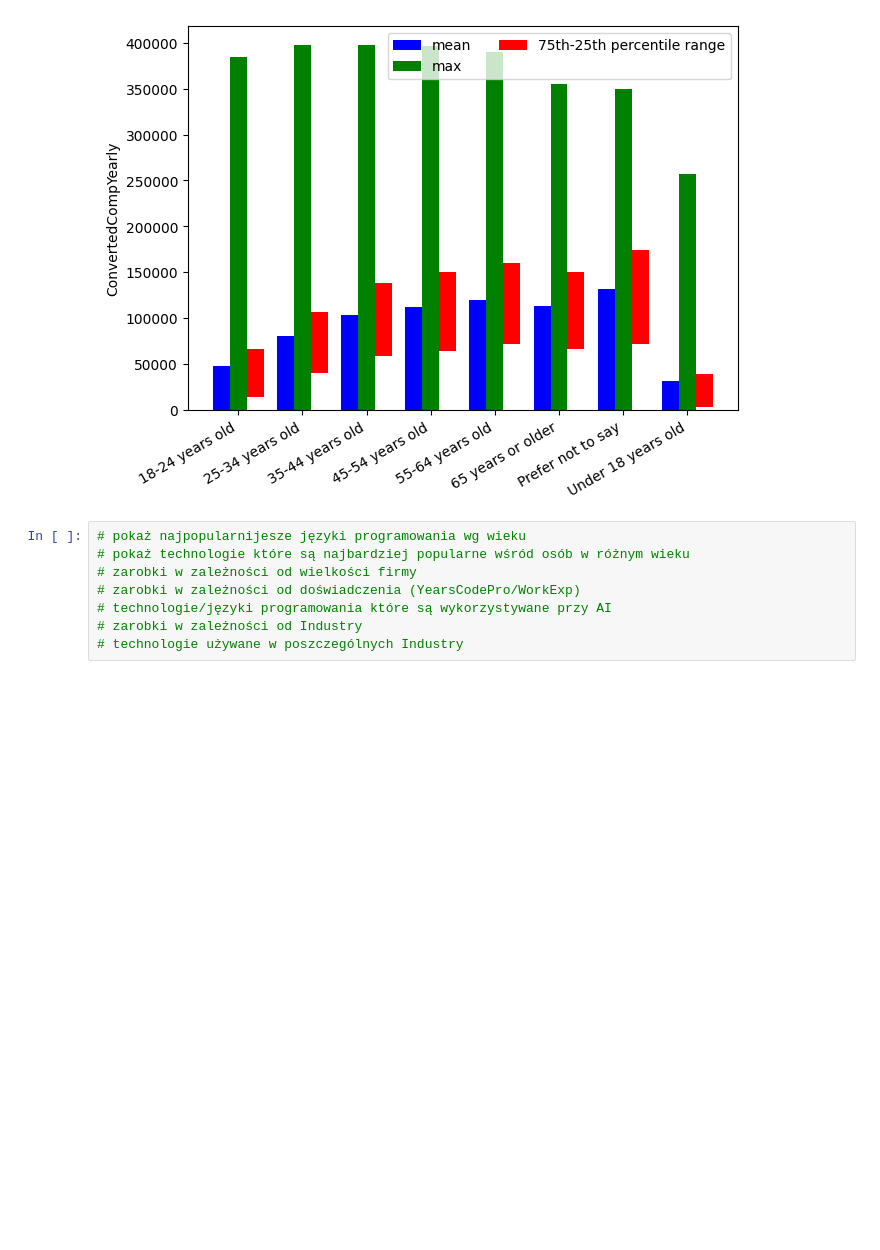
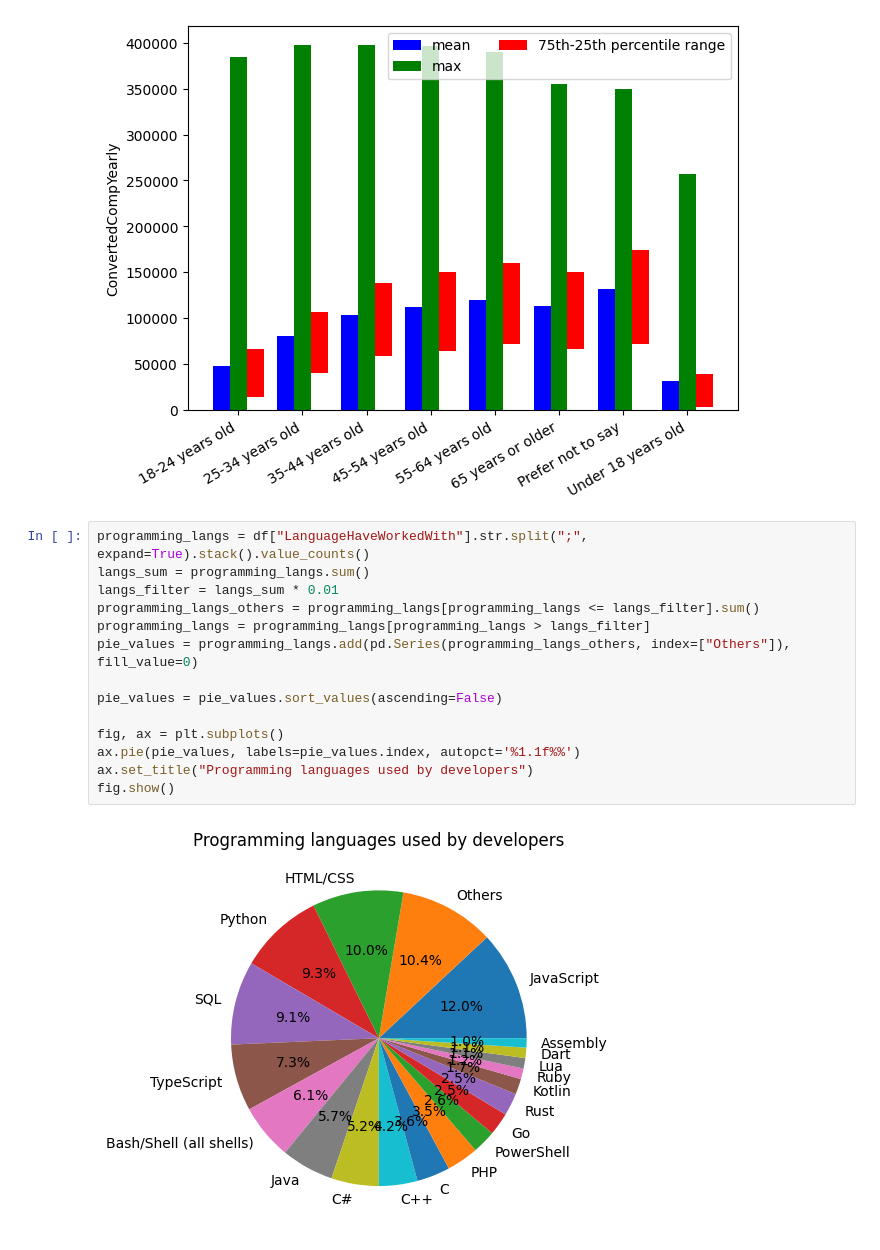
Before and after one commit to wsei-python-data-anylysis-project/project, a Jupyter notebook: projekt.ipynb, the cells around one changed output. Drawn from its saved outputs; the diff is of its cells as text; blank space fills up the shorter version.

```diff
--- a/projekt.ipynb
+++ b/projekt.ipynb
@@ -60,11 +60,19 @@ plt.xticks(rotation=30, ha="right")
   Text(7.83, 0, 'Prefer not to say'),
   Text(9.08, 0, 'Under 18 years old')])
 [figure]
-# %%
-# pokaż najpopularnijesze języki programowania wg wieku
-# pokaż technologie które są najbardziej popularne wśród osób w różnym wieku
-# zarobki w zależności od wielkości firmy
-# zarobki w zależności od doświadczenia (YearsCodePro/WorkExp)
-# technologie/języki programowania które są wykorzystywane przy AI
-# zarobki w zależności od Industry
-# technologie używane w poszczególnych Industry
+# %%
+programming_langs = df["LanguageHaveWorkedWith"].str.split(";", expand=True).stack().value_counts()
+langs_sum = programming_langs.sum()
+langs_filter = langs_sum * 0.01
+programming_langs_others = programming_langs[programming_langs <= langs_filter].sum()
+programming_langs = programming_langs[programming_langs > langs_filter]
+pie_values = programming_langs.add(pd.Series(programming_langs_others, index=["Others"]), fill_value=0)
+
+pie_values = pie_values.sort_values(ascending=False)
+
+fig, ax = plt.subplots()
+ax.pie(pie_values, labels=pie_values.index, autopct='%1.1f%%')
+ax.set_title("Programming languages used by developers")
+fig.show()
+# %% [output]
+[figure, added]
```
Also changed, not shown: parts of 4 cells of this notebook.
